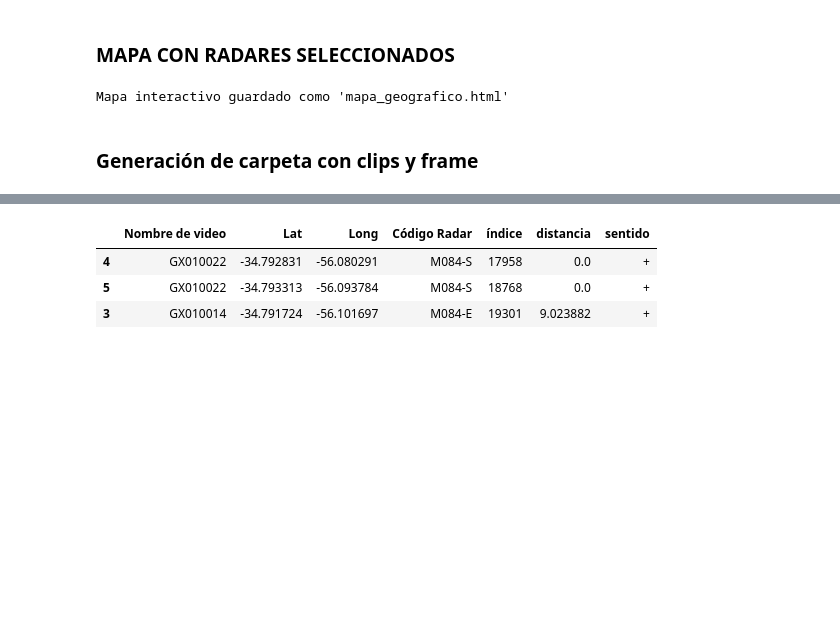
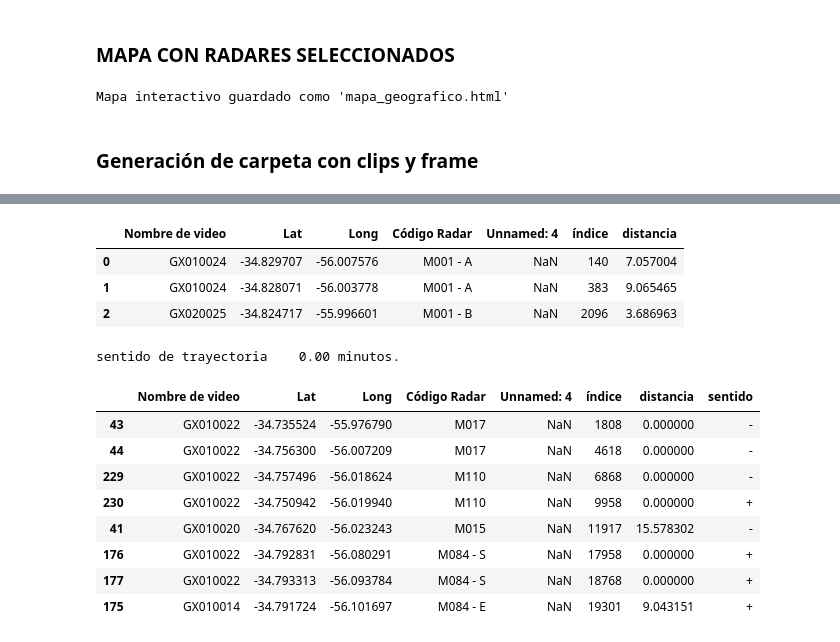
Before and after one commit to csi-FelipePino/SignScan, a Jupyter notebook: Tablas.ipynb, the cells around one changed output, grey strips where cells are left out. Cells and saved outputs as stored; diff of their text form; code cells hidden in the pictures; blank space fills up the shorter version.

Commit message:
Notebook final, se perdieron commits anteriores. Queda por ver caso de retorno en la parte de determinar sentido

```diff
--- a/Tablas.ipynb
+++ b/Tablas.ipynb
@@ -950,6 +1076,14 @@ trayectory_final
+# %%
+carteles_filtrado
+# %% [output]
+|  | Nombre de video | Lat | Long | Código Radar | Unnamed: 4 | índice | distancia |
+| 0 | GX010024 | -34.829707 | -56.007576 | M001 - A | NaN | 140 | 7.057004 |
+| 1 | GX010024 | -34.828071 | -56.003778 | M001 - A | NaN | 383 | 9.065465 |
+| 2 | GX020025 | -34.824717 | -55.996601 | M001 - B | NaN | 2096 | 3.686963 |
 # %%
-from geopy.distance import geodesic
-
+#######################################################################################################################################################
+############################ Determino el sentido de desplazamiento
+s =time.time()
 # Crear o inicializar la columna 'sentido' en el DataFrame `carteles_filtrados`
 carteles_filtrado['sentido'] = None
 
@@ -962,39 +1096,87 @@ for index_c, row_c in carteles_filtrado.iterrows():
     suma_minima = float('inf')
     poste_inicial = None
     poste_final = None
+
+    # Manejar el caso en que `trayectory_final` tenga solo una fila
+    if len(trayectory_final) == 1:
+        # Obtener el único punto de `trayectory_final`
+        punto_unico = (trayectory_final.iloc[0]['GPS (Lat.) [deg]'], trayectory_final.iloc[0]['GPS (Long.) [deg]'])
+        km_unico = trayectory_final.iloc[0]['KM']
+
+        # Buscar el poste anterior en el DataFrame `postes`
+        postes2 = pd.read_excel("Postes_KM_2025.xlsx")
+        poste_anterior = postes2[postes2['KM'] < km_unico].sort_values(by='KM', ascending=False).head(1)
+
+        if poste_anterior.empty:
+            print(f"Advertencia: No se encontró un poste anterior para el índice {index_c}.")
+            carteles_filtrado.at[index_c, 'sentido'] = None
+            continue
+
+        punto_anterior = (poste_anterior.iloc[0]['Lat'], poste_anterior.iloc[0]['Long'])
+
+        # Calcular las distancias al punto inicial y final
+        distancia_inicial = geodesic(punto_anterior, punto_unico).meters
+        distancia_final = geodesic(punto_cartel, punto_unico).meters
+
+        # Determinar el sentido
+        if distancia_inicial < distancia_final:
+            carteles_filtrado.at[index_c, 'sentido'] = '+'
+        else:
+            carteles_filtrado.at[index_c, 'sentido'] = '-'
+        continue
 
     # Iterar sobre pares consecutivos de puntos en `trayectory_final`
     for i in range(len(trayectory_final) - 1):
         # Obtener las coordenadas de los postes consecutivos
         punto_inicial = (trayectory_final.iloc[i]['GPS (Lat.) [deg]'], trayectory_final.iloc[i]['GPS (Long.) [deg]'])
         punto_final = (trayectory_final.iloc[i + 1]['GPS (Lat.) [deg]'], trayectory_final.iloc[i + 1]['GPS (Long.) [deg]'])
 
         # Calcular las distancias desde el punto actual de `carteles_filtrados`
         distancia_inicial = geodesic(punto_cartel, punto_inicial).meters
         distancia_final = geodesic(punto_cartel, punto_final).meters
 
         # Calcular la suma de las distancias
         suma_distancias = distancia_inicial + distancia_final
 
         # Si la suma actual es menor que la suma mínima, actualizar
         if suma_distancias < suma_minima:
             suma_minima = suma_distancias
             poste_inicial = i
             poste_final = i + 1
-
+    ################################################################################  Debreriamos evaluar las dos distancias minimas y en caso de que la resta de esta sea menor a x (20metros) la agregamos a df otra muestra del mismo cartel y me quedaria uno con + y otro con -, posteriormente se descarta solo el que no deberia estar
     # Identificar el sentido según los valores de KM
     km_inicial = trayectory_final.iloc[poste_inicial]['KM']
     km_final = trayectory_final.iloc[poste_final]['KM']
 
     if km_inicial < km_final:
         carteles_filtrado.at[index_c, 'sentido'] = '+'
     else:
         carteles_filtrado.at[index_c, 'sentido'] = '-'
 
-# Mostrar el DataFrame `carteles_filtrados` actualizado
+
+f = time.time()
+tiempo_total_minutos = 0
+duracion_minutos = (f - s) / 60
+tiempo_total_minutos += duracion_minutos
+print(f"sentido de trayectoria    {duracion_minutos:.2f} minutos.")
+
+#######################################################################################################################################################
+############################ Nos quedamos solo con los carteles que estan en el mismo setido de circulacion
+
+carteles_filtrado = carteles_filtrado[
+    ~((carteles_filtrado['sentido'] == '-') & (carteles_filtrado['Código Radar'].str.contains('-S|-A', regex=True))) |
+    ((carteles_filtrado['sentido'] == '+') & (carteles_filtrado['Código Radar'].str.contains('-B|-E', regex=True)))
+]
+
 carteles_filtrado
 # %% [output]
+sentido de trayectoria    0.00 minutos.
-|  | Nombre de video | Lat | Long | Código Radar | índice | distancia | sentido |
-| 4 | GX010022 | -34.792831 | -56.080291 | M084-S | 17958 | 0.0 | + |
-| 5 | GX010022 | -34.793313 | -56.093784 | M084-S | 18768 | 0.0 | + |
-| 3 | GX010014 | -34.791724 | -56.101697 | M084-E | 19301 | 9.023882 | + |
+|  | Nombre de video | Lat | Long | Código Radar | Unnamed: 4 | índice | distancia | sentido |
+| 43 | GX010022 | -34.735524 | -55.976790 | M017 | NaN | 1808 | 0.000000 | - |
+| 44 | GX010022 | -34.756300 | -56.007209 | M017 | NaN | 4618 | 0.000000 | - |
+| 229 | GX010022 | -34.757496 | -56.018624 | M110 | NaN | 6868 | 0.000000 | - |
+| 230 | GX010022 | -34.750942 | -56.019940 | M110 | NaN | 9958 | 0.000000 | + |
+| 41 | GX010020 | -34.767620 | -56.023243 | M015 | NaN | 11917 | 15.578302 | - |
+| 176 | GX010022 | -34.792831 | -56.080291 | M084 - S | NaN | 17958 | 0.000000 | + |
+| 177 | GX010022 | -34.793313 | -56.093784 | M084 - S | NaN | 18768 | 0.000000 | + |
+| 175 | GX010014 | -34.791724 | -56.101697 | M084 - E | NaN | 19301 | 9.043151 | + |
```
Also changed, not shown: parts of 34 cells of this notebook.
